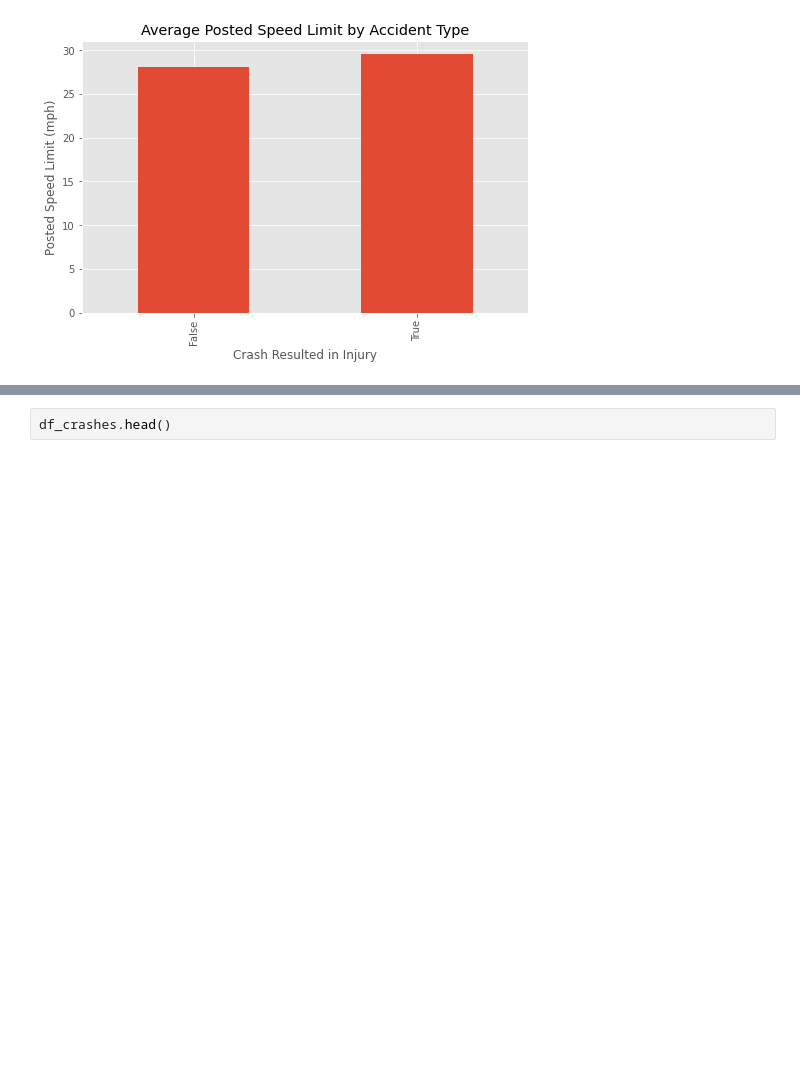
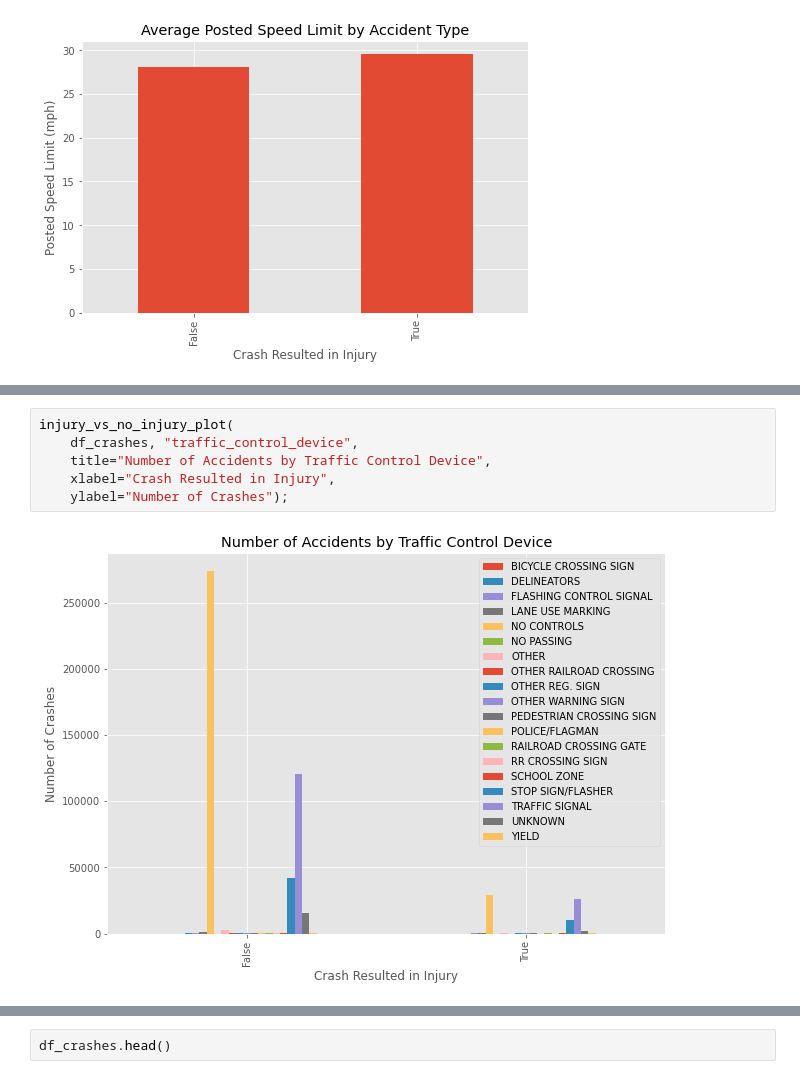
Before and after one commit to jkh-code/predicting-traffic-accident-injuries, a Jupyter notebook: notebooks/eda-crashes.ipynb, the cells around one changed output, grey strips where cells are left out. Saved outputs shown, nothing was run; the diff lists cells and outputs as text; blank space fills up the shorter version.

```diff
--- a/notebooks/eda-crashes.ipynb
+++ b/notebooks/eda-crashes.ipynb
@@ -108,0 +150,8 @@ ax.set_ylabel("Posted Speed Limit (mph)");
+# %%
+injury_vs_no_injury_plot(
+    df_crashes, "traffic_control_device",
+    title="Number of Accidents by Traffic Control Device",
+    xlabel="Crash Resulted in Injury",
+    ylabel="Number of Crashes");
+# %% [output]
+[figure, added]
```
Also changed, not shown: parts of 17 cells of this notebook.
